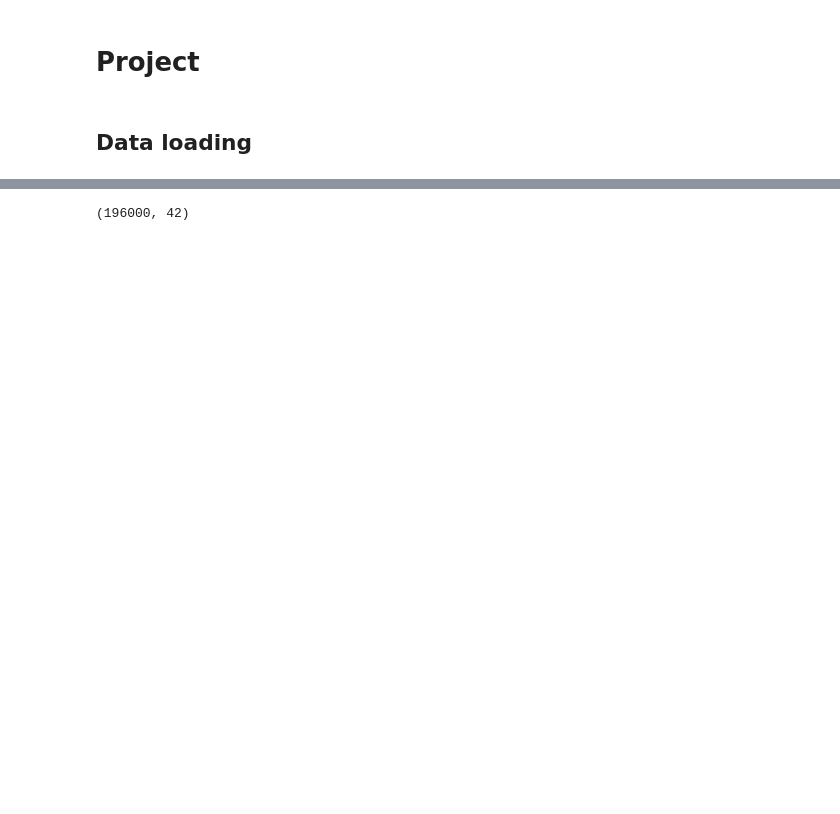
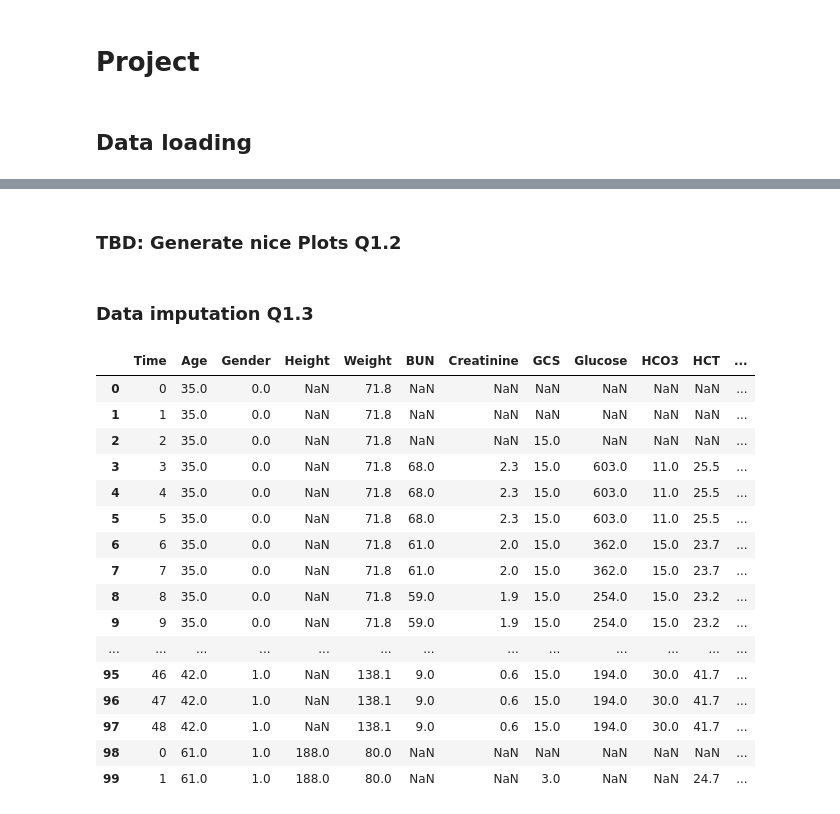
Before and after one commit to KarlDeck/ML4HC_P1, a Jupyter notebook: Project1.ipynb, the cells around one changed output, grey strips where cells are left out. Drawn from its saved outputs; the diff is of its cells as text; code cells hidden in the pictures; blank space fills up the shorter version.

Commit message:
Imputation fo Data is ready

```diff
--- a/Project1.ipynb
+++ b/Project1.ipynb
@@ -54,3 +54,7 @@ def generate_parquet(letter:str, keepICUType=False):
 # %%
 for letter in ["a", "b", "c"]:
     generate_parquet(letter)
+# %% [markdown]
+### TBD: Generate nice Plots Q1.2
+# %% [markdown]
+### Data imputation Q1.3
@@ -57,6 +75,21 @@ for letter in ["a", "b", "c"]:
 # %%
-df = pd.read_parquet("data_b.parquet")
+df = pd.read_parquet(f"data_a_imputed.parquet")
+df.head(100)
+# %% [output]
+|  | Time | Age | Gender | Height | Weight | BUN | Creatinine | GCS | Glucose | HCO3 | HCT | ... |
+| 0 | 0 | 35.0 | 0.0 | NaN | 71.8 | NaN | NaN | NaN | NaN | NaN | NaN | ... |
+| 1 | 1 | 35.0 | 0.0 | NaN | 71.8 | NaN | NaN | NaN | NaN | NaN | NaN | ... |
+| 2 | 2 | 35.0 | 0.0 | NaN | 71.8 | NaN | NaN | 15.0 | NaN | NaN | NaN | ... |
+| 3 | 3 | 35.0 | 0.0 | NaN | 71.8 | 68.0 | 2.3 | 15.0 | 603.0 | 11.0 | 25.5 | ... |
+| 4 | 4 | 35.0 | 0.0 | NaN | 71.8 | 68.0 | 2.3 | 15.0 | 603.0 | 11.0 | 25.5 | ... |
+| 5 | 5 | 35.0 | 0.0 | NaN | 71.8 | 68.0 | 2.3 | 15.0 | 603.0 | 11.0 | 25.5 | ... |
+| 6 | 6 | 35.0 | 0.0 | NaN | 71.8 | 61.0 | 2.0 | 15.0 | 362.0 | 15.0 | 23.7 | ... |
+| 7 | 7 | 35.0 | 0.0 | NaN | 71.8 | 61.0 | 2.0 | 15.0 | 362.0 | 15.0 | 23.7 | ... |
+| 8 | 8 | 35.0 | 0.0 | NaN | 71.8 | 59.0 | 1.9 | 15.0 | 254.0 | 15.0 | 23.2 | ... |
+| 9 | 9 | 35.0 | 0.0 | NaN | 71.8 | 59.0 | 1.9 | 15.0 | 254.0 | 15.0 | 23.2 | ... |
+| ... | ... | ... | ... | ... | ... | ... | ... | ... | ... | ... | ... | ... |
+| 95 | 46 | 42.0 | 1.0 | NaN | 138.1 | 9.0 | 0.6 | 15.0 | 194.0 | 30.0 | 41.7 | ... |
+| 96 | 47 | 42.0 | 1.0 | NaN | 138.1 | 9.0 | 0.6 | 15.0 | 194.0 | 30.0 | 41.7 | ... |
+| 97 | 48 | 42.0 | 1.0 | NaN | 138.1 | 9.0 | 0.6 | 15.0 | 194.0 | 30.0 | 41.7 | ... |
+| 98 | 0 | 61.0 | 1.0 | 188.0 | 80.0 | NaN | NaN | NaN | NaN | NaN | NaN | ... |
+| 99 | 1 | 61.0 | 1.0 | 188.0 | 80.0 | NaN | NaN | 3.0 | NaN | NaN | 24.7 | ... |
-# %%
-df.shape
-# %% [output]
-(196000, 42)
```
Also changed, not shown: parts of 4 cells of this notebook.
